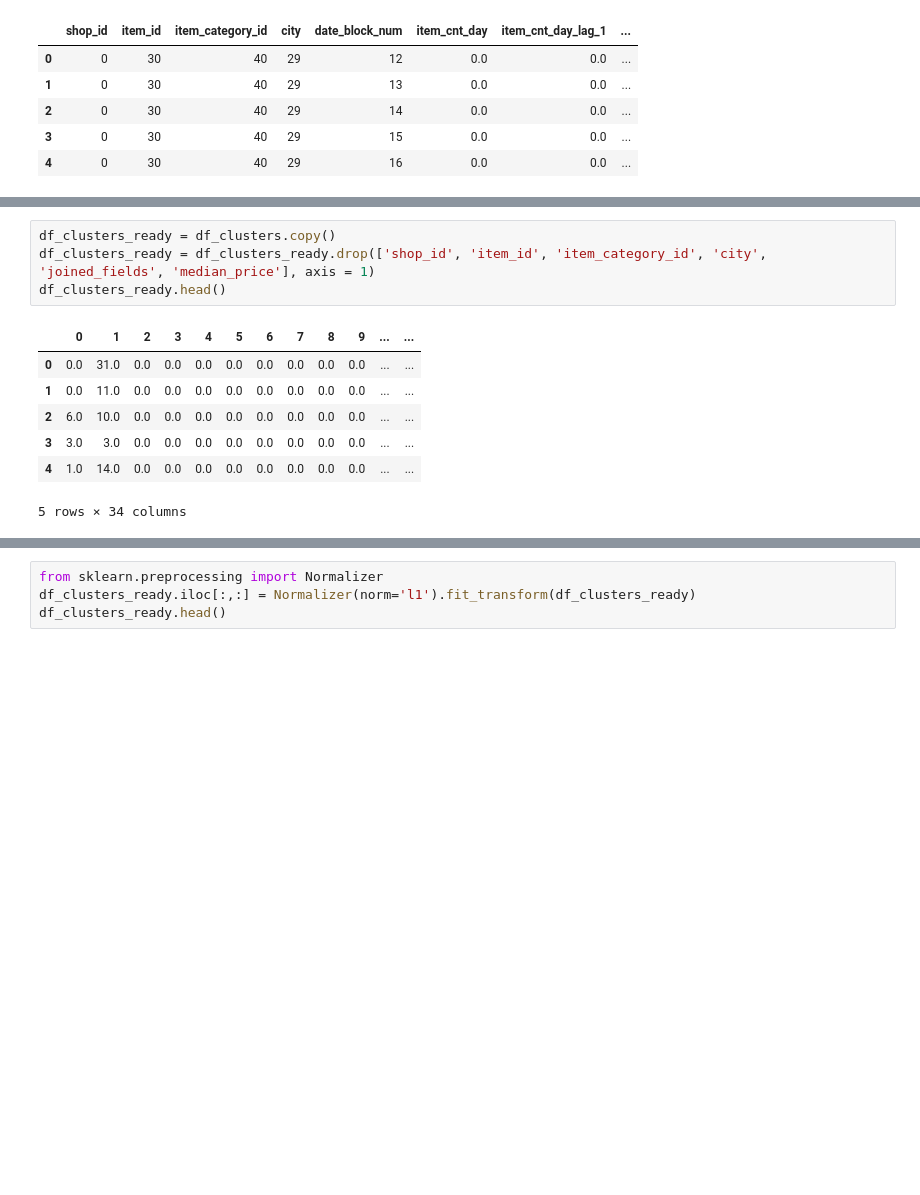
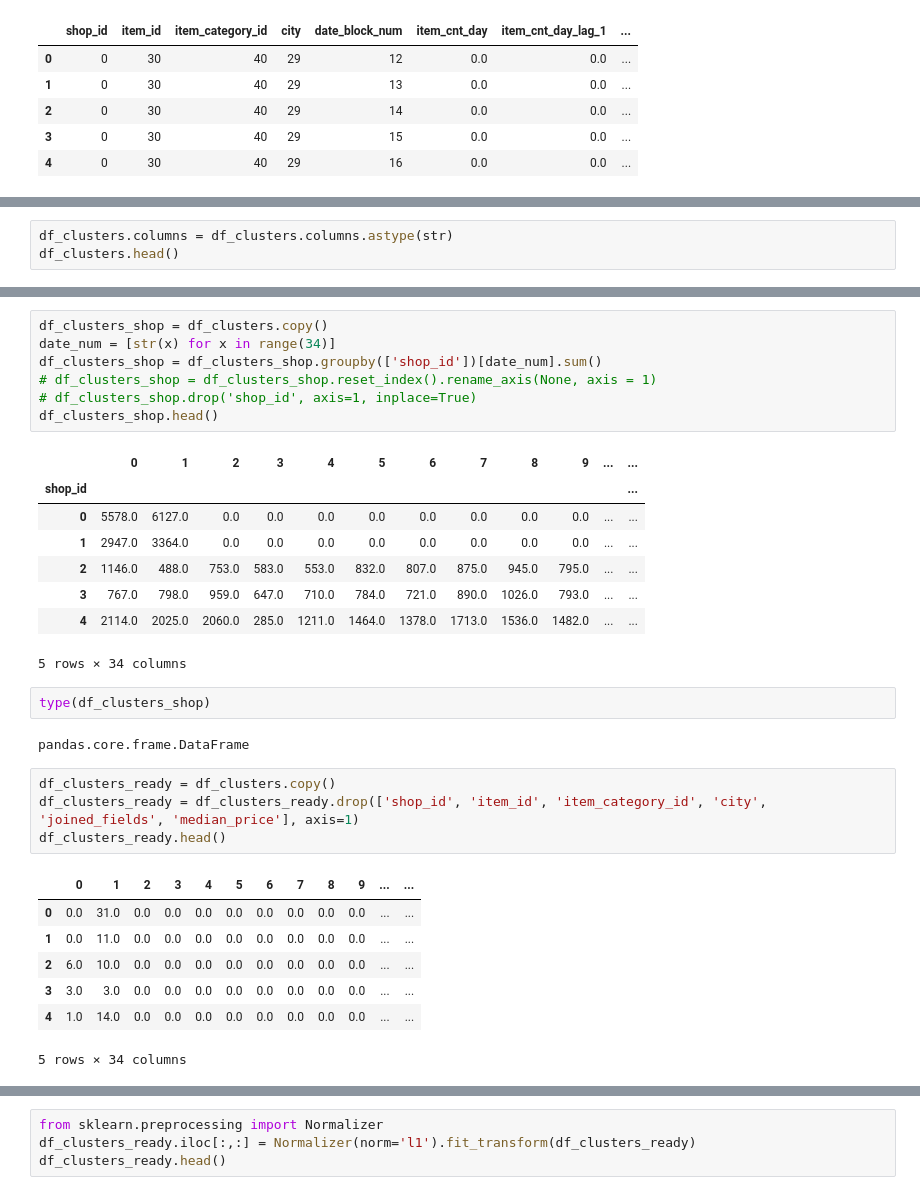
Before and after one commit to AlessandroBiagi/DataScienceProjects, a Jupyter notebook: Future_Sales/scripts/Predict_Future_Sales.ipynb, the cells around one changed output, grey strips where cells are left out. Drawn from its saved outputs; the diff is of its cells as text; blank space fills up the shorter version.

```diff
--- a/Future_Sales/scripts/Predict_Future_Sales.ipynb
+++ b/Future_Sales/scripts/Predict_Future_Sales.ipynb
@@ -1294,0 +1305,3 @@ df_clusters.head()
+# %%
+df_clusters.columns = df_clusters.columns.astype(str)
+df_clusters.head()
@@ -1295,6 +1329,26 @@ df_clusters.head()
+# %%
+df_clusters_shop = df_clusters.copy()
+date_num = [str(x) for x in range(34)]
+df_clusters_shop = df_clusters_shop.groupby(['shop_id'])[date_num].sum()
+# df_clusters_shop = df_clusters_shop.reset_index().rename_axis(None, axis = 1)
+# df_clusters_shop.drop('shop_id', axis=1, inplace=True)
+df_clusters_shop.head()
+# %% [output]
+|  | 0 | 1 | 2 | 3 | 4 | 5 | 6 | 7 | 8 | 9 | ... | ... |
+| shop_id |  |  |  |  |  |  |  |  |  |  |  | ... |
+| 0 | 5578.0 | 6127.0 | 0.0 | 0.0 | 0.0 | 0.0 | 0.0 | 0.0 | 0.0 | 0.0 | ... | ... |
+| 1 | 2947.0 | 3364.0 | 0.0 | 0.0 | 0.0 | 0.0 | 0.0 | 0.0 | 0.0 | 0.0 | ... | ... |
+| 2 | 1146.0 | 488.0 | 753.0 | 583.0 | 553.0 | 832.0 | 807.0 | 875.0 | 945.0 | 795.0 | ... | ... |
+| 3 | 767.0 | 798.0 | 959.0 | 647.0 | 710.0 | 784.0 | 721.0 | 890.0 | 1026.0 | 793.0 | ... | ... |
+| 4 | 2114.0 | 2025.0 | 2060.0 | 285.0 | 1211.0 | 1464.0 | 1378.0 | 1713.0 | 1536.0 | 1482.0 | ... | ... |
+5 rows × 34 columns
+# %%
+type(df_clusters_shop)
+# %% [output]
+pandas.core.frame.DataFrame
 # %%
 df_clusters_ready = df_clusters.copy()
-df_clusters_ready = df_clusters_ready.drop(['shop_id', 'item_id', 'item_category_id', 'city', 'joined_fields', 'median_price'], axis = 1)
+df_clusters_ready = df_clusters_ready.drop(['shop_id', 'item_id', 'item_category_id', 'city', 'joined_fields', 'median_price'], axis=1)
 df_clusters_ready.head()
 # %% [output]
 |  | 0 | 1 | 2 | 3 | 4 | 5 | 6 | 7 | 8 | 9 | ... | ... |
```
Also changed, not shown: parts of 31 cells of this notebook.
